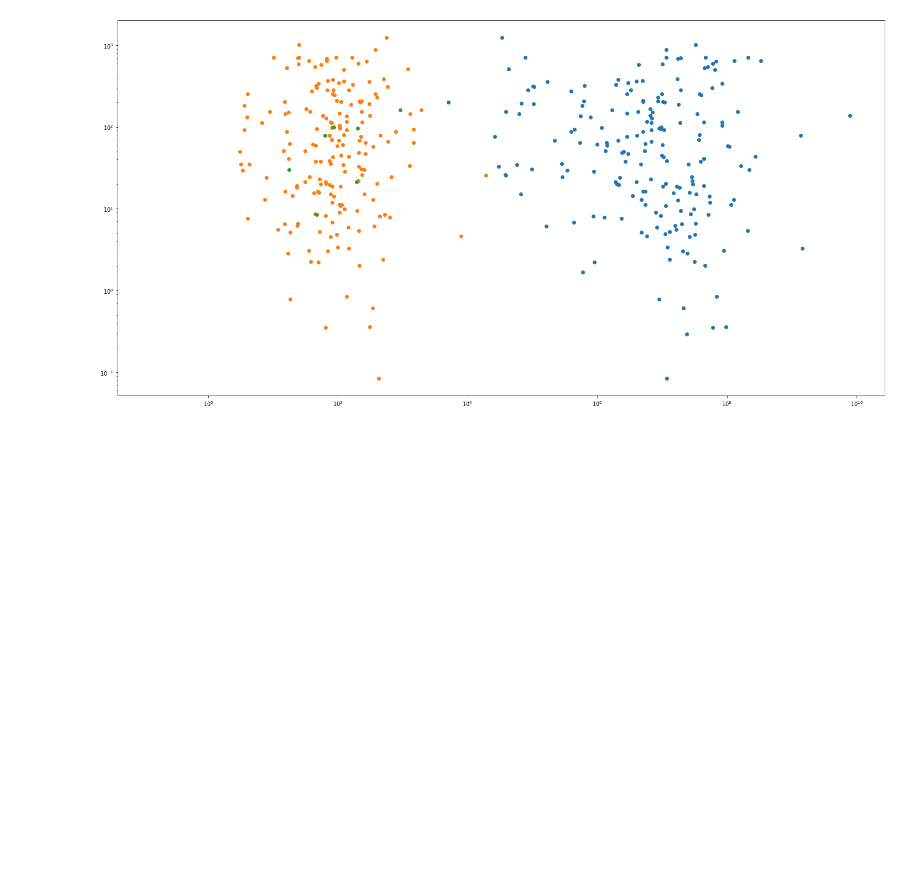
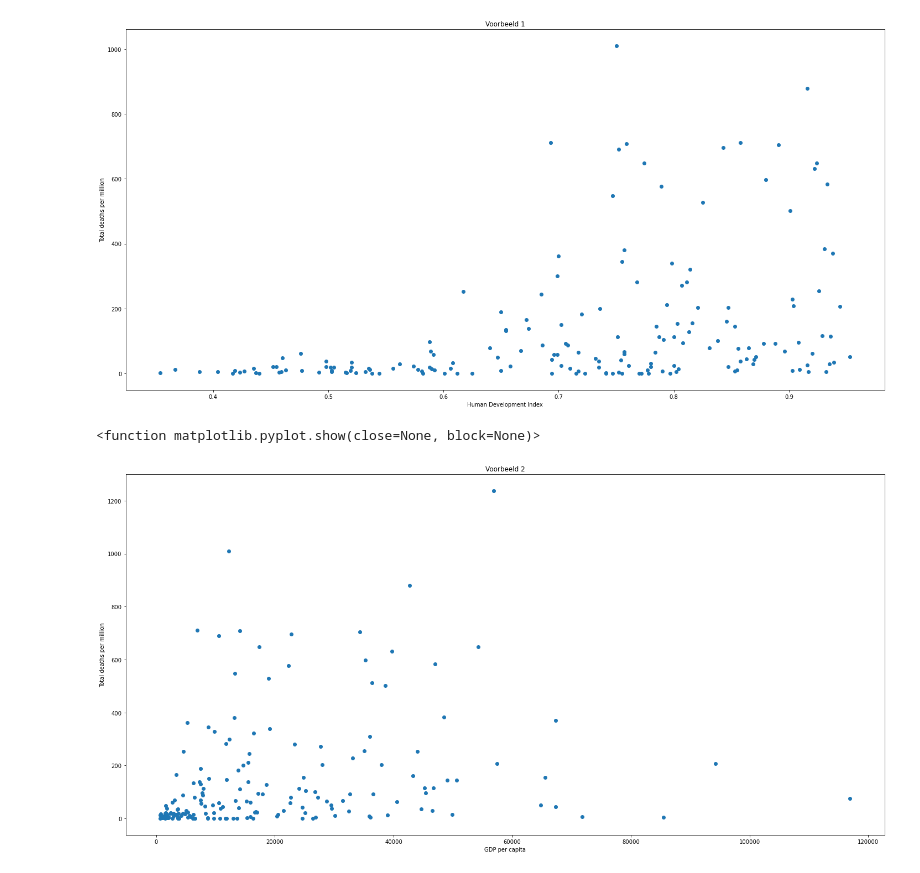
Before and after one commit to J-Tevop/MLCovid, a Jupyter notebook: Untitled.ipynb, the cells around one changed output. Cells and saved outputs as stored; diff of their text form; code cells hidden in the pictures; blank space fills up the shorter version.

```diff
--- a/Untitled.ipynb
+++ b/Untitled.ipynb
@@ -53,20 +53,39 @@ def plotMultiple(data, categories):
 # %%
 #Opdracht 1
 data = pd.read_csv('Case_PRB.csv')
 data = getHighestDate(data)
-
 #fillMissingData(data)
 #fig, axs = plotMultiple(data, ['total_cases_per_million', 'total_deaths_per_million', 'total_tests_per_thousand', 'tests_per_case', 'positive_rate', 'stringency_index',
 #'population', 'population_density', 'median_age', 'aged_65_older', 'aged_70_older', 'gdp_per_capita', 'extreme_poverty', 'cardiovasc_death_rate',
 #'diabetes_prevalence', 'female_smokers', 'male_smokers', 'handwashing_facilities', 'hospital_beds_per_thousand', 'life_expectancy', 'human_development_index'])
 
 
-plt.scatter(data['population'], data['total_deaths_per_million'])
-plt.scatter(data['population_density'], data['total_deaths_per_million'])
-plt.scatter(data['total_tests_per_thousand'], data['total_deaths_per_million'])
-plt.yscale('log')
-plt.xscale('log')
+# plt.scatter(data['population'], data['total_deaths_per_million'])
+# plt.scatter(data['population_density'], data['total_deaths_per_million'])
+# plt.scatter(data['total_tests_per_thousand'], data['total_deaths_per_million'])
+
+x = data['human_development_index']
+y = data['total_deaths_per_million']
+
+
+plt.title("Voorbeeld 1")
+plt.scatter(x, y)
+plt.xlabel("Human Development Index")
+plt.ylabel("Total deaths per million")
+
+
+#plt.yscale('log')
+#plt.xscale('log')
 
 plt.show()
+
+plt.title("Voorbeeld 2")
+plt.scatter(data['gdp_per_capita'], data['total_deaths_per_million'])
+plt.xlabel("GDP per capita")
+plt.ylabel("Total deaths per million")
+
+plt.show
 # %% [output]
-[figure, old version]
+[figure, new version]
+<function matplotlib.pyplot.show(close=None, block=None)>
+[figure, added]
```
Also changed, not shown: parts of 6 cells of this notebook.
